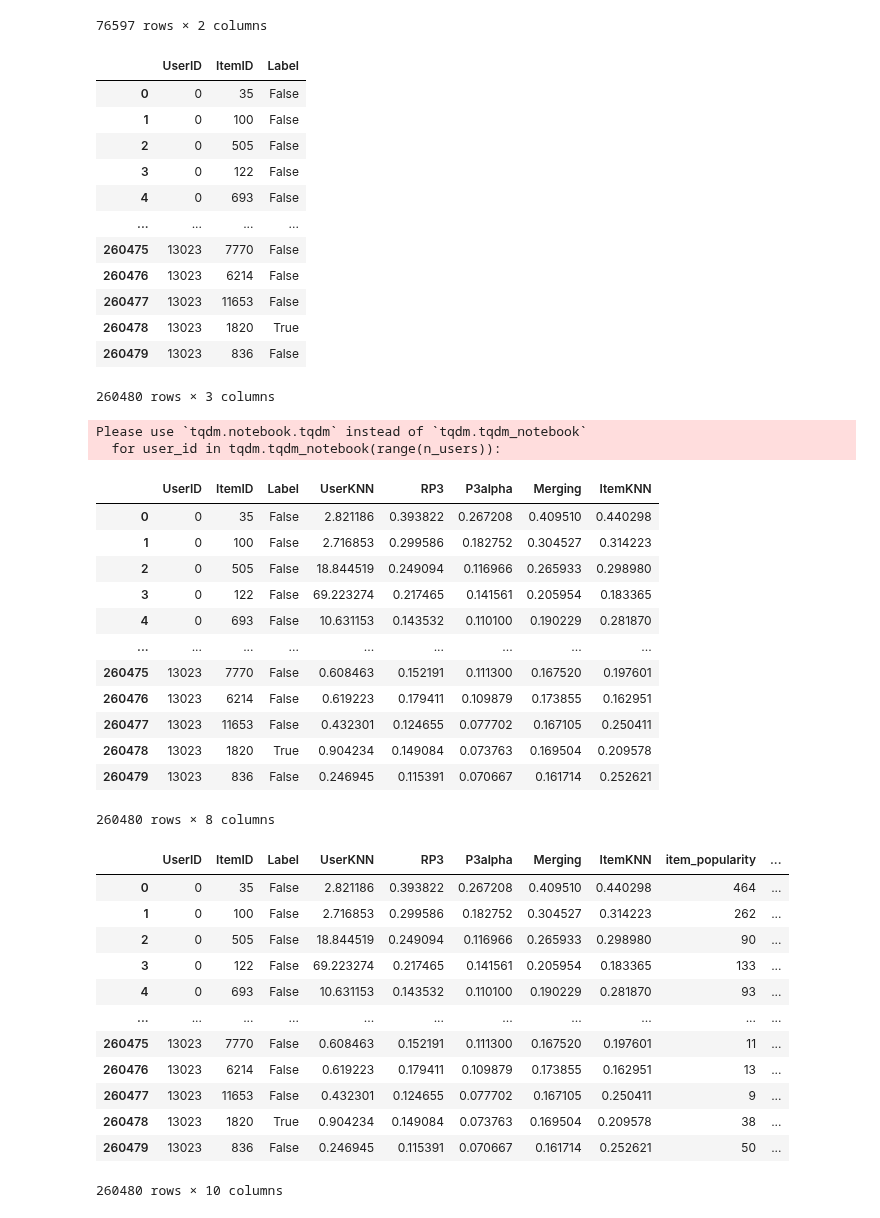
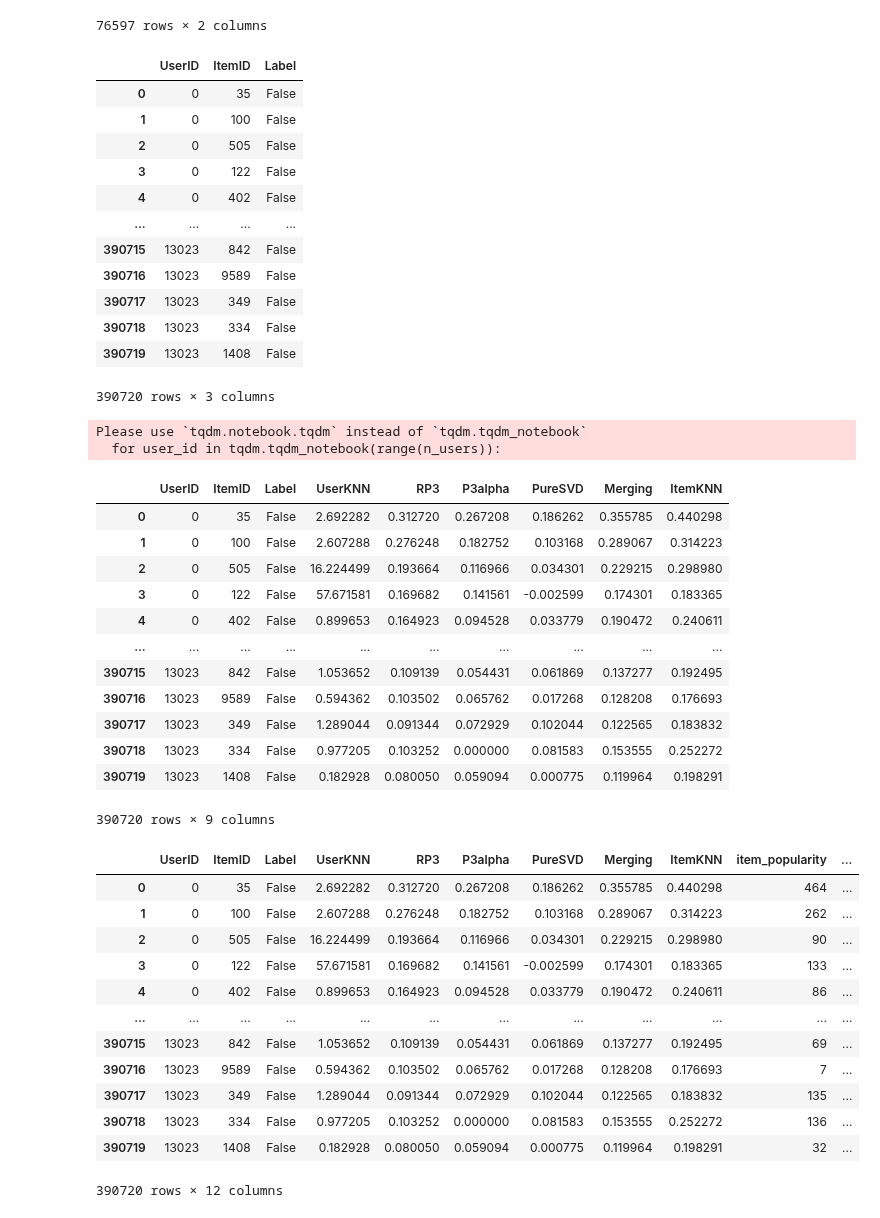
Before and after one commit to CarloSgaravatti/Recsys_Challenge_2023, a Jupyter notebook: challenge_notebooks/xgboost.ipynb, the cells around one changed output. Cells and saved outputs as stored; diff of their text form; code cells hidden in the pictures.

```diff
--- a/challenge_notebooks/xgboost.ipynb
+++ b/challenge_notebooks/xgboost.ipynb
@@ -217,4 +214,8 @@ params_lr_comb
 # %%
+pure_svd = PureSVDRecommender(URM_train)
+pure_svd.fit(num_factors=10)
+user_factors_train = pure_svd.USER_factors
+
 recommender_item = ItemKNNCFRecommender(URM_train)
 recommender_item.fit(**params_item_knn)
 
@@ -288,7 +293,7 @@ EvaluatorHoldout: Processed 10456 (100.0%) in 9.57 sec. Users per second: 1092
 1 rows × 27 columns
 ... (6 outputs left out)
 # %%
-cutoff = 20
+cutoff = 30
 n_users, n_items = URM_train.shape
 
 training_dataframe = pd.DataFrame(index=range(0, n_users), columns = ["ItemID"])
@@ -296,6 +301,7 @@ training_dataframe.index.name='UserID'
 
 for user_id in tqdm.tqdm_notebook(range(n_users)):
     recommendations = linear_combinator.recommend(user_id, cutoff = cutoff)
+#     recommendations = recommender_item.recommend(user_id, cutoff=cutoff)
     training_dataframe.loc[user_id, "ItemID"] = recommendations
 
 training_dataframe = training_dataframe.explode("ItemID")
@@ -348,14 +354,14 @@ training_dataframe
 | 1 | 0 | 100 | False |
 | 2 | 0 | 505 | False |
 | 3 | 0 | 122 | False |
-| 4 | 0 | 693 | False |
+| 4 | 0 | 402 | False |
 | ... | ... | ... | ... |
-| 260475 | 13023 | 7770 | False |
-| 260476 | 13023 | 6214 | False |
-| 260477 | 13023 | 11653 | False |
-| 260478 | 13023 | 1820 | True |
-| 260479 | 13023 | 836 | False |
+| 390715 | 13023 | 842 | False |
+| 390716 | 13023 | 9589 | False |
+| 390717 | 13023 | 349 | False |
+| 390718 | 13023 | 334 | False |
+| 390719 | 13023 | 1408 | False |
-260480 rows × 3 columns
+390720 rows × 3 columns
 # %%
 training_dataframe = training_dataframe.set_index('UserID')
 
@@ -365,6 +371,7 @@ for user_id in tqdm.tqdm_notebook(range(n_users)):
     training_dataframe.loc[user_id, 'UserKNN'] = recommender_user._compute_item_score([user_id], items_to_compute = item_list)[0, item_list]
     training_dataframe.loc[user_id, 'RP3'] = recommender_rp3._compute_item_score([user_id], items_to_compute = item_list)[0, item_list]
     training_dataframe.loc[user_id, 'P3alpha'] = recommender_p3a._compute_item_score([user_id], items_to_compute = item_list)[0, item_list]
+    training_dataframe.loc[user_id, 'PureSVD'] = pure_svd._compute_item_score([user_id], items_to_compute = item_list)[0, item_list]
     training_dataframe.loc[user_id, 'Merging'] = hybrid_similarity._compute_item_score([user_id], items_to_compute = item_list)[0, item_list]
     training_dataframe.loc[user_id, 'ItemKNN'] = recommender_item._compute_item_score([user_id], items_to_compute = item_list)[0, item_list]
 
@@ -374,37 +381,43 @@ training_dataframe
 # %% [output]
 Please use `tqdm.notebook.tqdm` instead of `tqdm.tqdm_notebook`
   for user_id in tqdm.tqdm_notebook(range(n_users)):
-|  | UserID | ItemID | Label | UserKNN | RP3 | P3alpha | Merging | ItemKNN |
-| 0 | 0 | 35 | False | 2.821186 | 0.393822 | 0.267208 | 0.409510 | 0.440298 |
-| 1 | 0 | 100 | False | 2.716853 | 0.299586 | 0.182752 | 0.304527 | 0.314223 |
-| 2 | 0 | 505 | False | 18.844519 | 0.249094 | 0.116966 | 0.265933 | 0.298980 |
-| 3 | 0 | 122 | False | 69.223274 | 0.217465 | 0.141561 | 0.205954 | 0.183365 |
-| 4 | 0 | 693 | False | 10.631153 | 0.143532 | 0.110100 | 0.190229 | 0.281870 |
-| ... | ... | ... | ... | ... | ... | ... | ... | ... |
-| 260475 | 13023 | 7770 | False | 0.608463 | 0.152191 | 0.111300 | 0.167520 | 0.197601 |
-| 260476 | 13023 | 6214 | False | 0.619223 | 0.179411 | 0.109879 | 0.173855 | 0.162951 |
-| 260477 | 13023 | 11653 | False | 0.432301 | 0.124655 | 0.077702 | 0.167105 | 0.250411 |
-| 260478 | 13023 | 1820 | True | 0.904234 | 0.149084 | 0.073763 | 0.169504 | 0.209578 |
-| 260479 | 13023 | 836 | False | 0.246945 | 0.115391 | 0.070667 | 0.161714 | 0.252621 |
+|  | UserID | ItemID | Label | UserKNN | RP3 | P3alpha | PureSVD | Merging | ItemKNN |
+| 0 | 0 | 35 | False | 2.692282 | 0.312720 | 0.267208 | 0.186262 | 0.355785 | 0.440298 |
+| 1 | 0 | 100 | False | 2.607288 | 0.276248 | 0.182752 | 0.103168 | 0.289067 | 0.314223 |
+| 2 | 0 | 505 | False | 16.224499 | 0.193664 | 0.116966 | 0.034301 | 0.229215 | 0.298980 |
+| 3 | 0 | 122 | False | 57.671581 | 0.169682 | 0.141561 | -0.002599 | 0.174301 | 0.183365 |
+| 4 | 0 | 402 | False | 0.899653 | 0.164923 | 0.094528 | 0.033779 | 0.190472 | 0.240611 |
+| ... | ... | ... | ... | ... | ... | ... | ... | ... | ... |
+| 390715 | 13023 | 842 | False | 1.053652 | 0.109139 | 0.054431 | 0.061869 | 0.137277 | 0.192495 |
+| 390716 | 13023 | 9589 | False | 0.594362 | 0.103502 | 0.065762 | 0.017268 | 0.128208 | 0.176693 |
+| 390717 | 13023 | 349 | False | 1.289044 | 0.091344 | 0.072929 | 0.102044 | 0.122565 | 0.183832 |
+| 390718 | 13023 | 334 | False | 0.977205 | 0.103252 | 0.000000 | 0.081583 | 0.153555 | 0.252272 |
+| 390719 | 13023 | 1408 | False | 0.182928 | 0.080050 | 0.059094 | 0.000775 | 0.119964 | 0.198291 |
-260480 rows × 8 columns
+390720 rows × 9 columns
 # %%
 item_popularity = np.ediff1d(sps.csc_matrix(URM_train).indptr)
 training_dataframe['item_popularity'] = item_popularity[training_dataframe["ItemID"].values.astype(int)]
 
 user_popularity = np.ediff1d(sps.csr_matrix(URM_train).indptr)
 training_dataframe['user_profile_len'] = user_popularity[training_dataframe["UserID"].values.astype(int)]
+
+mainstream_user = URM_train.dot(item_popularity) / np.where(user_popularity == 0, 1, user_popularity)
+training_dataframe['mainstream_user'] = mainstream_user[training_dataframe["UserID"].values.astype(int)]
+
+# mainstream_item = URM_train.T.dot(user_popularity) / np.where(item_popularity == 0, 1, item_popularity)
+# training_dataframe['mainstream_item'] = mainstream_item[training_dataframe["ItemID"].values.astype(int)]
 training_dataframe
 # %% [output]
-|  | UserID | ItemID | Label | UserKNN | RP3 | P3alpha | Merging | ItemKNN | item_popularity | ... |
-| 0 | 0 | 35 | False | 2.821186 | 0.393822 | 0.267208 | 0.409510 | 0.440298 | 464 | ... |
-| 1 | 0 | 100 | False | 2.716853 | 0.299586 | 0.182752 | 0.304527 | 0.314223 | 262 | ... |
-| 2 | 0 | 505 | False | 18.844519 | 0.249094 | 0.116966 | 0.265933 | 0.298980 | 90 | ... |
-| 3 | 0 | 122 | False | 69.223274 | 0.217465 | 0.141561 | 0.205954 | 0.183365 | 133 | ... |
-| 4 | 0 | 693 | False | 10.631153 | 0.143532 | 0.110100 | 0.190229 | 0.281870 | 93 | ... |
-| ... | ... | ... | ... | ... | ... | ... | ... | ... | ... | ... |
-| 260475 | 13023 | 7770 | False | 0.608463 | 0.152191 | 0.111300 | 0.167520 | 0.197601 | 11 | ... |
-| 260476 | 13023 | 6214 | False | 0.619223 | 0.179411 | 0.109879 | 0.173855 | 0.162951 | 13 | ... |
-| 260477 | 13023 | 11653 | False | 0.432301 | 0.124655 | 0.077702 | 0.167105 | 0.250411 | 9 | ... |
-| 260478 | 13023 | 1820 | True | 0.904234 | 0.149084 | 0.073763 | 0.169504 | 0.209578 | 38 | ... |
-| 260479 | 13023 | 836 | False | 0.246945 | 0.115391 | 0.070667 | 0.161714 | 0.252621 | 50 | ... |
+|  | UserID | ItemID | Label | UserKNN | RP3 | P3alpha | PureSVD | Merging | ItemKNN | item_popularity | ... |
+| 0 | 0 | 35 | False | 2.692282 | 0.312720 | 0.267208 | 0.186262 | 0.355785 | 0.440298 | 464 | ... |
+| 1 | 0 | 100 | False | 2.607288 | 0.276248 | 0.182752 | 0.103168 | 0.289067 | 0.314223 | 262 | ... |
+| 2 | 0 | 505 | False | 16.224499 | 0.193664 | 0.116966 | 0.034301 | 0.229215 | 0.298980 | 90 | ... |
+| 3 | 0 | 122 | False | 57.671581 | 0.169682 | 0.141561 | -0.002599 | 0.174301 | 0.183365 | 133 | ... |
+| 4 | 0 | 402 | False | 0.899653 | 0.164923 | 0.094528 | 0.033779 | 0.190472 | 0.240611 | 86 | ... |
+| ... | ... | ... | ... | ... | ... | ... | ... | ... | ... | ... | ... |
+| 390715 | 13023 | 842 | False | 1.053652 | 0.109139 | 0.054431 | 0.061869 | 0.137277 | 0.192495 | 69 | ... |
+| 390716 | 13023 | 9589 | False | 0.594362 | 0.103502 | 0.065762 | 0.017268 | 0.128208 | 0.176693 | 7 | ... |
+| 390717 | 13023 | 349 | False | 1.289044 | 0.091344 | 0.072929 | 0.102044 | 0.122565 | 0.183832 | 135 | ... |
+| 390718 | 13023 | 334 | False | 0.977205 | 0.103252 | 0.000000 | 0.081583 | 0.153555 | 0.252272 | 136 | ... |
+| 390719 | 13023 | 1408 | False | 0.182928 | 0.080050 | 0.059094 | 0.000775 | 0.119964 | 0.198291 | 32 | ... |
-260480 rows × 10 columns
+390720 rows × 12 columns
```
Also changed, not shown: parts of 33 cells of this notebook.
